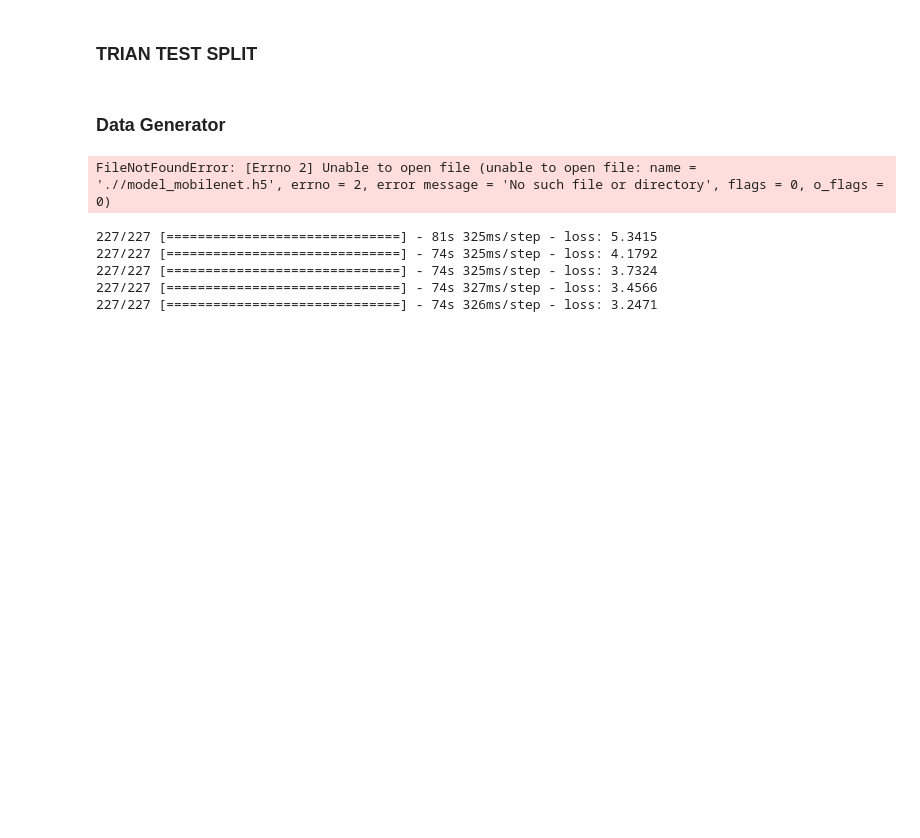
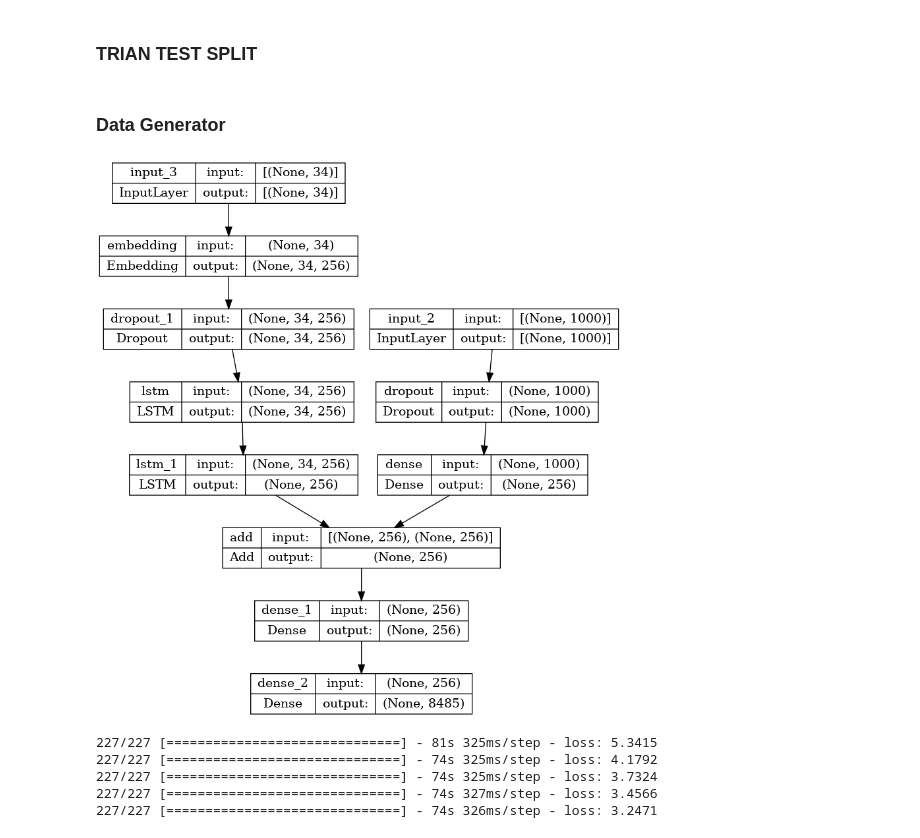
Before and after one commit to nimeshagrawal/Auto-Image-Captioning, a Jupyter notebook: Image_Captioning_mobilenet.ipynb, the cells around one changed output. Cells and saved outputs as stored; diff of their text form; code cells hidden in the pictures; blank space fills up the shorter version.

```diff
--- a/Image_Captioning_mobilenet.ipynb
+++ b/Image_Captioning_mobilenet.ipynb
@@ -256,32 +275,32 @@ from gensim.models import Word2Vec
 # %%
 # encoder model
 # image feature layers
 inputs1 = Input(shape=(1000,))
 fe1 = Dropout(0.4)(inputs1)
 fe2 = Dense(256, activation='relu')(fe1)
 # sequence feature layers
 inputs2 = Input(shape=(max_length,))
 se1 = Embedding(vocab_size, 256, mask_zero=True)(inputs2)
 #se1 = Word2Vec(all_captions, 256, min_count=1)(inputs2)
 se2 = Dropout(0.4)(se1)
 se3 = LSTM(256, return_sequences=True)(se2)
 se4 = LSTM(256)(se3)
 
 # decoder model
 decoder1 = add([fe2, se4])
 decoder2 = Dense(256, activation='relu')(decoder1)
 outputs = Dense(vocab_size, activation='softmax')(decoder2)
 
 model = Model(inputs=[inputs1, inputs2], outputs=outputs)
 opt = Adam()
 model.compile(loss='categorical_crossentropy', optimizer=opt)
 
 # plot the model
-# plot_model(model, show_shapes=True)
+plot_model(model, show_shapes=True)
+# %% [output]
+[figure, added]
 # %%
-model.load_weights(WORK_DIR+'/model_mobilenet.h5')
+model.load_weights(WORK_DIR+'model_mobilenet.h5')
-# %% [output]
-FileNotFoundError: [Errno 2] Unable to open file (unable to open file: name = './/model_mobilenet.h5', errno = 2, error message = 'No such file or directory', flags = 0, o_flags = 0)
 # %%
 # train the model
 epochs = 5
```
Also changed, not shown: parts of 8 cells of this notebook, 8 other files.
